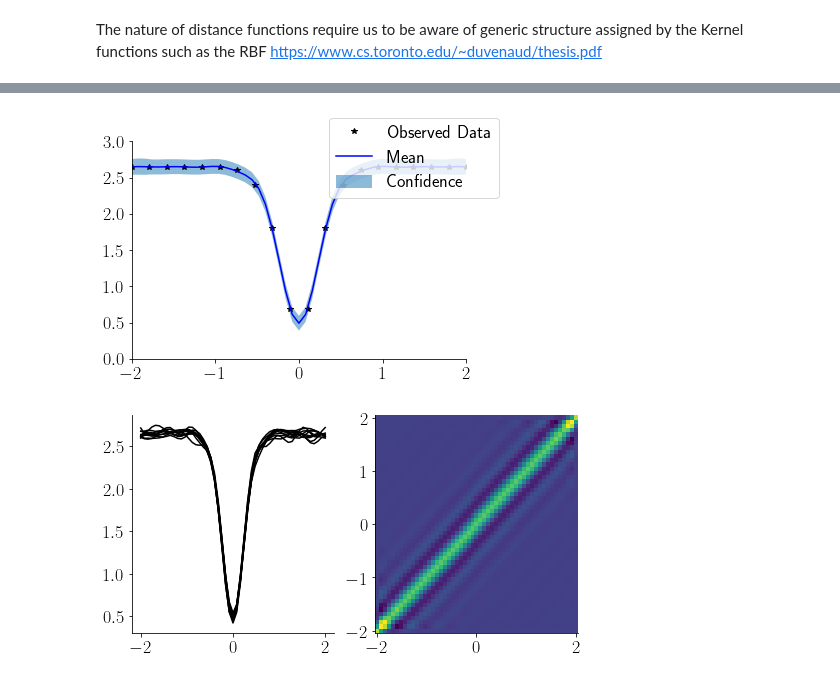
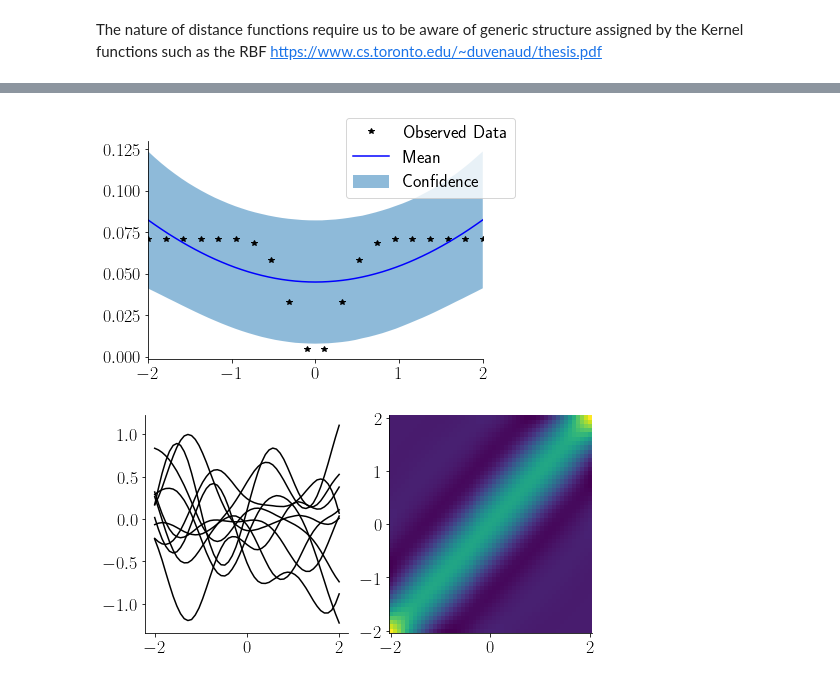
Before and after one commit to pozzo-research-group/HEAD, a Jupyter notebook: notebooks/12- Building a GP kernel for a high dimensional distance measure.ipynb, the cells around one changed output, grey strips where cells are left out. Cells and saved outputs as stored; diff of their text form; code cells hidden in the pictures.

Commit message:
add notebook explaining the need for a good kernel for distance measures; example of BO with simple Gaussians

```diff
--- a/notebooks/12- Building a GP kernel for a high dimensional distance measure.ipynb
+++ b/notebooks/12- Building a GP kernel for a high dimensional distance measure.ipynb
@@ -27,10 +27,16 @@ lambda_ = np.linspace(-5,5,num=100)
 def gaussian(a, b,c):
     return a*np.exp(-np.power(lambda_ - b, 2.) / (2 * np.power(c, 2.)))
 
+def L2(f1,f2):
+    return np.trapz(f1*f2, x=np.linspace(0,1,num=len(f1)))
+
+def d(v,w):
+    return L2(v-w, v-w)
+
 x = np.linspace(-2,2,num=20)
 phi_x = [gaussian(1,xi,0.2) for xi in x]
 phi_xt = gaussian(1,0,0.2)
-fx = [distance.euclidean(phi_xi, phi_xt) for phi_xi in phi_x]
+fx = [d(phi_xi, phi_xt) for phi_xi in phi_x]
 
 fig, ax = plt.subplots()
 ax.plot(x, fx)
@@ -118,22 +123,21 @@ Iter 91/100 - Loss: 0.194
 # %%
 # Get into evaluation (predictive posterior) mode
 model.eval()
 likelihood.eval()
 
 with torch.no_grad(), gpytorch.settings.fast_pred_var():
     observed_pred = likelihood(model(test_x))
 
 with torch.no_grad():
     fig, ax = plt.subplots()
     lower, upper = observed_pred.confidence_region()
     ax.plot(x_torch.numpy(), y_torch.numpy(), 'k*')
     ax.plot(test_x.numpy(), observed_pred.mean.numpy(), 'b')
     ax.fill_between(test_x.numpy(), lower.numpy(), upper.numpy(), alpha=0.5)
     fig.legend(['Observed Data', 'Mean', 'Confidence'])
     ax.set_xlim([-2,2])
-    ax.set_ylim([0,3])
 # %% [output]
-[figure, old version]
+[figure, new version]
 # %%
 with torch.no_grad(), gpytorch.settings.fast_pred_var():
     posterior = model(test_x)
@@ -144,4 +148,4 @@ with torch.no_grad(), gpytorch.settings.fast_pred_var():
     axs[1].pcolormesh(test_x,test_x.T, posterior.covariance_matrix, shading='auto')
     plt.show()
 # %% [output]
-[figure, old version]
+[figure, new version]
```
Also changed, not shown: parts of 3 cells of this notebook, 4 other files.
